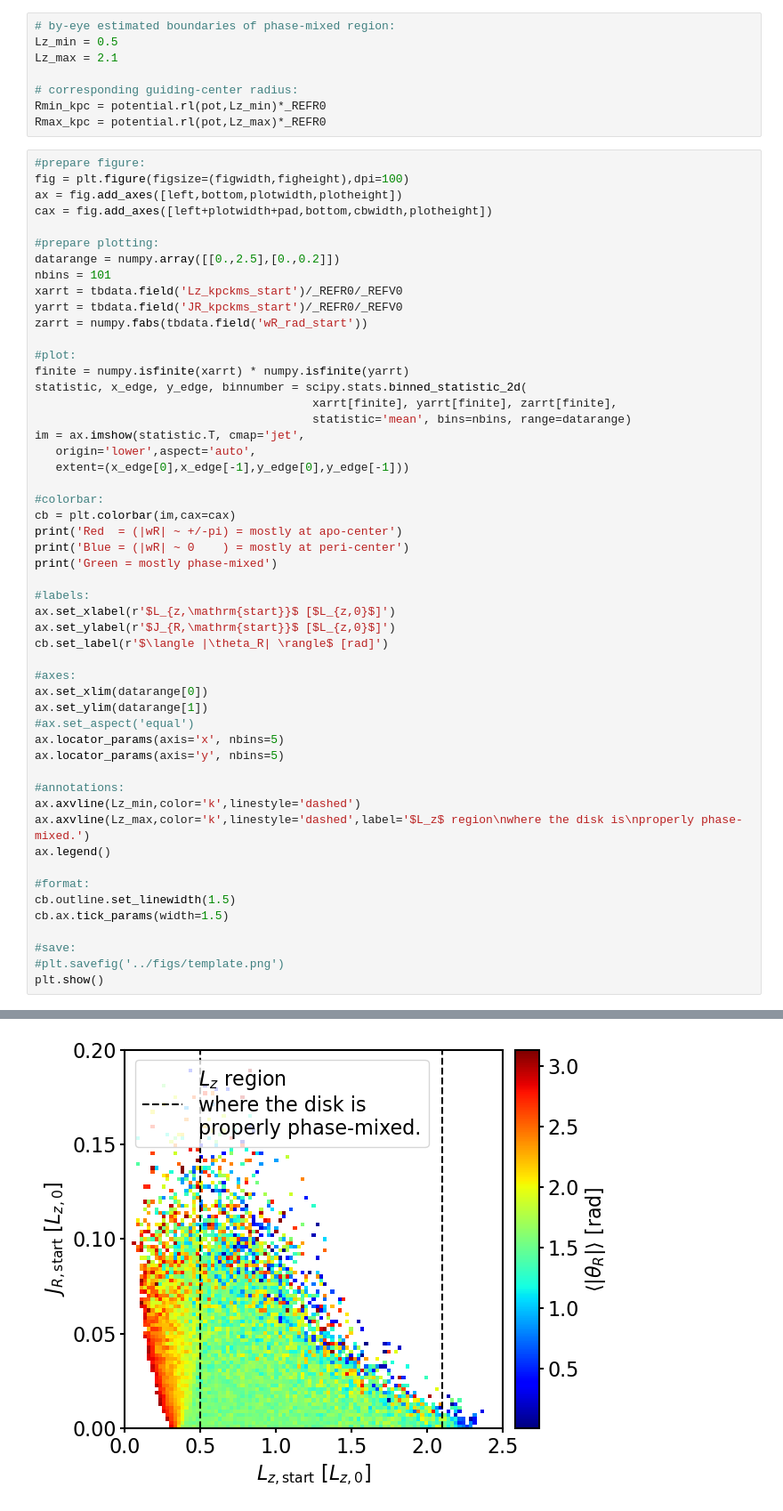
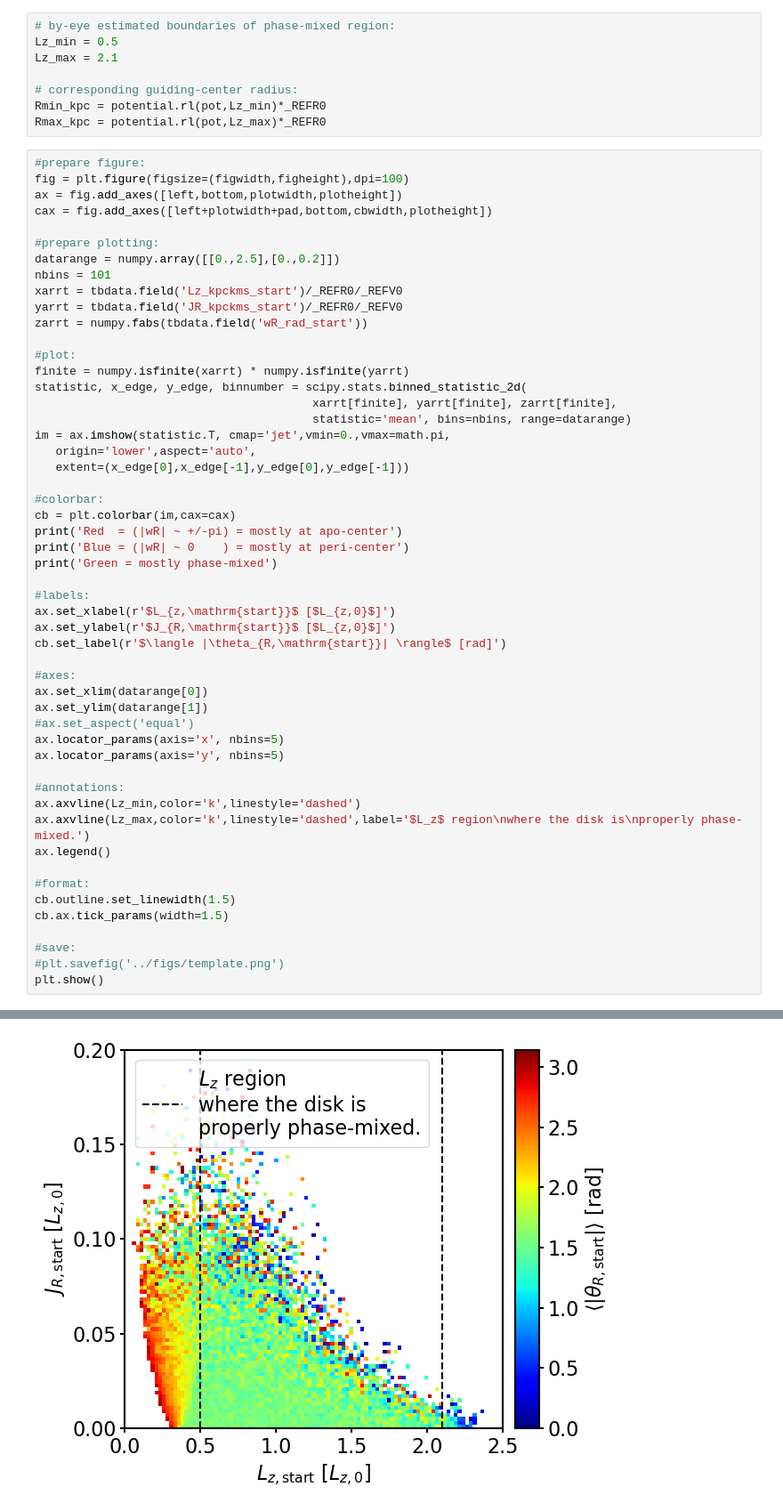
Before and after one commit to wilmatrick/RM_applications, a Jupyter notebook: jupyter_notebooks/005_plotting_the_test_particle_simulation.ipynb, the cells around one changed output, grey strips where cells are left out. Shown at 89% size. Drawn from its saved outputs; the diff is of its cells as text.

```diff
--- a/jupyter_notebooks/005_plotting_the_test_particle_simulation.ipynb
+++ b/jupyter_notebooks/005_plotting_the_test_particle_simulation.ipynb
@@ -513,7 +524,7 @@ finite = numpy.isfinite(xarrt) * numpy.isfinite(yarrt)
 statistic, x_edge, y_edge, binnumber = scipy.stats.binned_statistic_2d(
                                         xarrt[finite], yarrt[finite], zarrt[finite],
                                         statistic='mean', bins=nbins, range=datarange)
-im = ax.imshow(statistic.T, cmap='jet',
+im = ax.imshow(statistic.T, cmap='jet',vmin=0.,vmax=math.pi,
    origin='lower',aspect='auto',
    extent=(x_edge[0],x_edge[-1],y_edge[0],y_edge[-1]))
 
@@ -523,35 +534,35 @@ print('Red  = (|wR| ~ +/-pi) = mostly at apo-center')
 print('Blue = (|wR| ~ 0    ) = mostly at peri-center')
 print('Green = mostly phase-mixed')
 
 #labels:
 ax.set_xlabel(r'$L_{z,\mathrm{start}}$ [$L_{z,0}$]')
 ax.set_ylabel(r'$J_{R,\mathrm{start}}$ [$L_{z,0}$]')
-cb.set_label(r'$\langle |\theta_R| \rangle$ [rad]')
+cb.set_label(r'$\langle |\theta_{R,\mathrm{start}}| \rangle$ [rad]')
 
 #axes:
 ax.set_xlim(datarange[0])
 ax.set_ylim(datarange[1])
 #ax.set_aspect('equal')
 ax.locator_params(axis='x', nbins=5)
 ax.locator_params(axis='y', nbins=5)
 
 #annotations:
 ax.axvline(Lz_min,color='k',linestyle='dashed')
 ax.axvline(Lz_max,color='k',linestyle='dashed',label='$L_z$ region\nwhere the disk is\nproperly phase-mixed.')
 ax.legend()
 
 #format:
 cb.outline.set_linewidth(1.5)
 cb.ax.tick_params(width=1.5)
 
 #save:
 #plt.savefig('../figs/template.png')
 plt.show()
 # %% [output]
 Red  = (|wR| ~ +/-pi) = mostly at apo-center
 Blue = (|wR| ~ 0    ) = mostly at peri-center
 Green = mostly phase-mixed
-[figure, old version]
+[figure, new version]
 # %%
 #prepare figure:
 fig = plt.figure(figsize=(figwidth,figheight),dpi=100)
```
Also changed, not shown: parts of 15 cells of this notebook.
